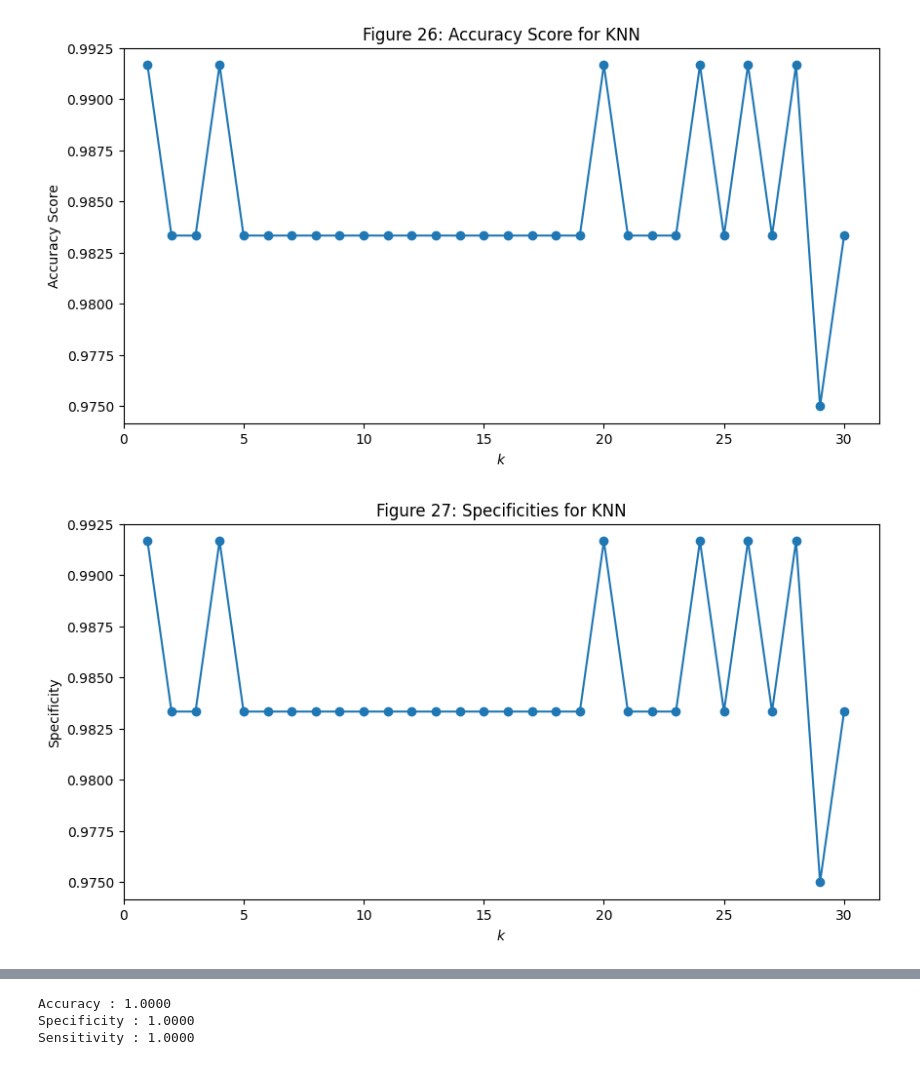
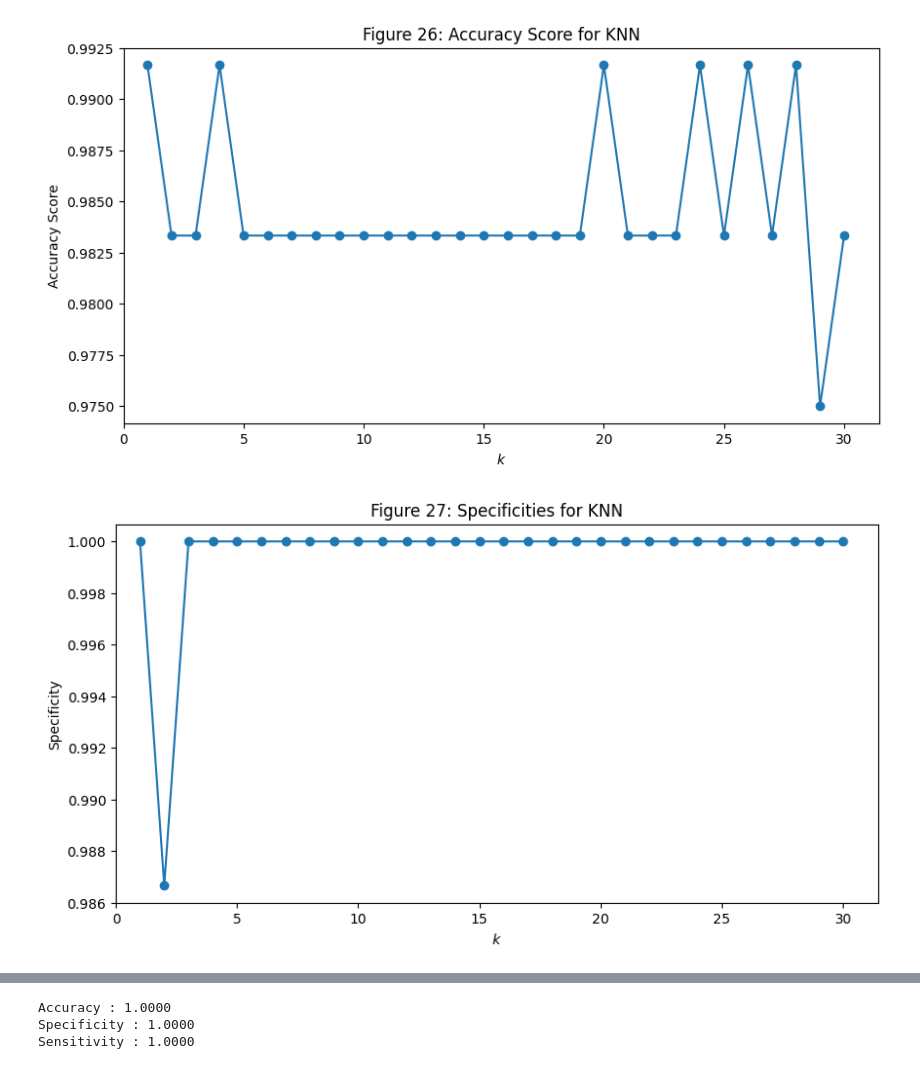
Before and after one commit to kyleosung/Stats_3DA3_A6, a Jupyter notebook: assignment6.ipynb, the cells around one changed output, grey strips where cells are left out. Drawn from its saved outputs; the diff is of its cells as text; code cells hidden in the pictures.

Commit message:
q.10: Fix specifity and sensitivity graphs and ROC graphs

```diff
--- a/assignment6.ipynb
+++ b/assignment6.ipynb
@@ -1008,14 +1008,14 @@ for k in range(1, 30+1):
     knn_sensitivities_all.append(sensitivity_current)
 # %%
 plt.figure(figsize=(10,5))
-plt.plot(range(1,30+1), acc_knn_all, '-o')
+plt.plot(range(1,30+1), knn_specificities_all, '-o')
 plt.title('Figure 27: Specificities for KNN')
 plt.xlabel(r'$k$')
 plt.ylabel('Specificity')
 plt.xlim(0, None)
 plt.savefig('figures/fig27_knn_specificities')
 plt.show()
 # %% [output]
-[figure, old version]
+[figure, new version]
 # %%
 plt.figure(figsize=(10,5))
```
Also changed, not shown: parts of 11 cells of this notebook.
